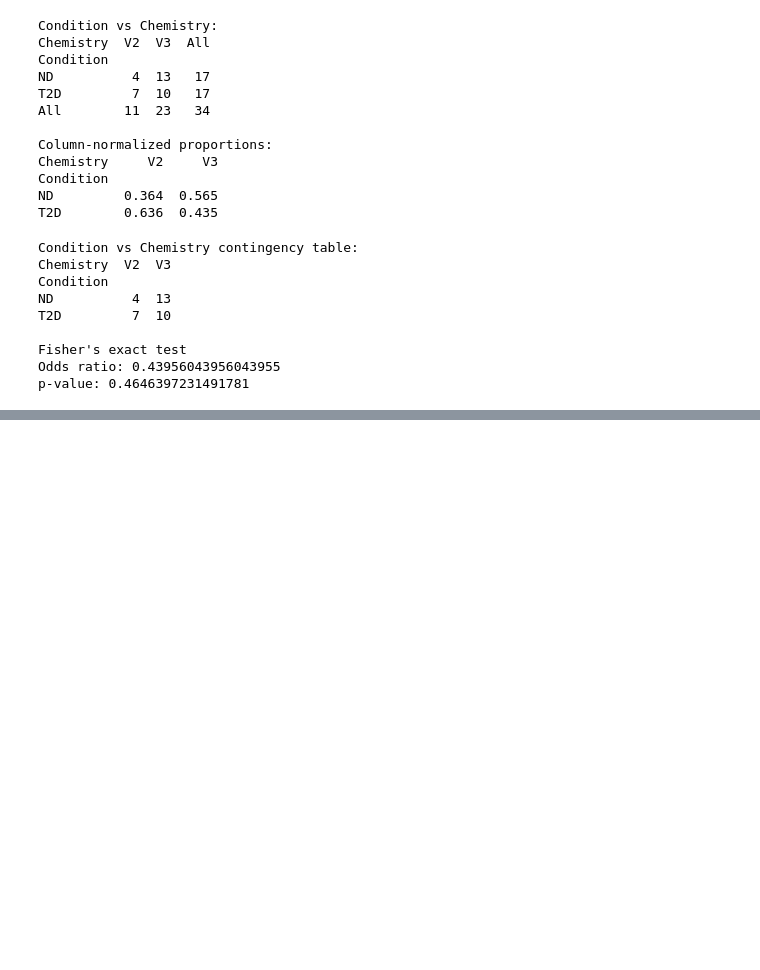
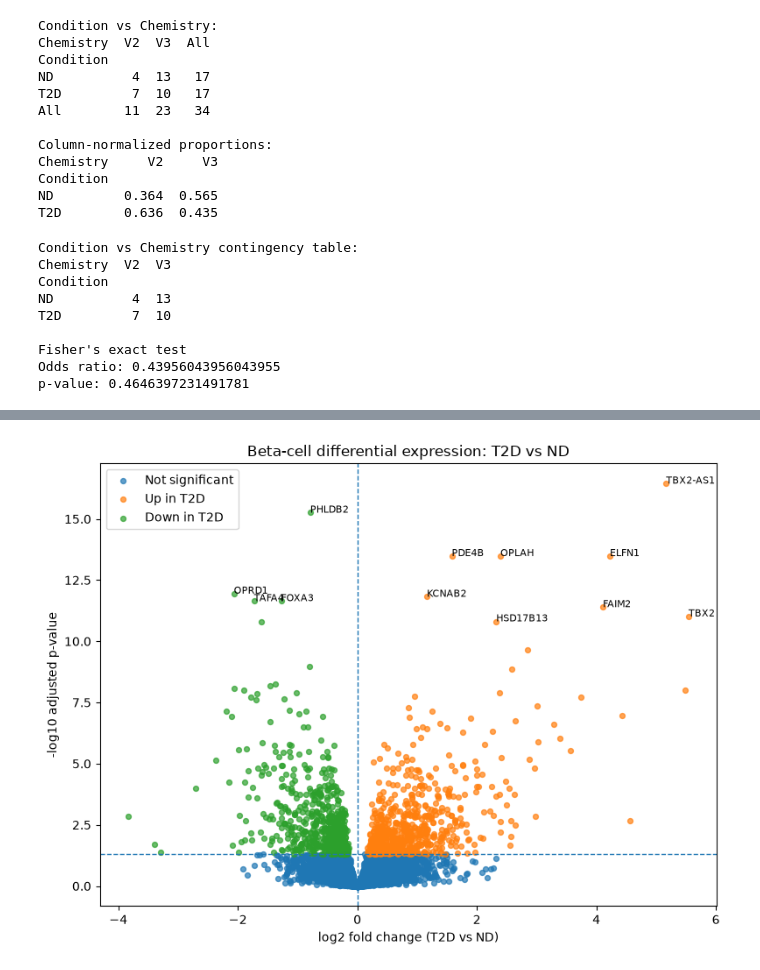
Before and after one commit to tharuniya26/Project2_Pathway_SingleCell, a Jupyter notebook: notebooks/01_GSE221156_data_audit.ipynb, the cells around one changed output, grey strips where cells are left out. Cells and saved outputs as stored; diff of their text form; code cells hidden in the pictures; blank space fills up the shorter version.

```diff
--- a/notebooks/01_GSE221156_data_audit.ipynb
+++ b/notebooks/01_GSE221156_data_audit.ipynb
@@ -644,0 +834,49 @@ p-value: 0.4646397231491781
+# %%
+# Label strongest genes on volcano plot
+
+top_labels = (
+    volcano
+    .sort_values("padj")
+    .head(12)
+)
+
+fig, ax = plt.subplots(figsize=(8, 6))
+
+for status in ["Not significant", "Up in T2D", "Down in T2D"]:
+    subset = volcano[volcano["status"] == status]
+
+    ax.scatter(
+        subset["log2FoldChange"],
+        subset["minus_log10_padj"],
+        label=status,
+        s=18,
+        alpha=0.7
+    )
+
+ax.axvline(0, linestyle="--", linewidth=1)
+ax.axhline(-np.log10(0.05), linestyle="--", linewidth=1)
+
+for _, row in top_labels.iterrows():
+    ax.text(
+        row["log2FoldChange"],
+        row["minus_log10_padj"],
+        row["gene"],
+        fontsize=8
+    )
+
+ax.set_xlabel("log2 fold change (T2D vs ND)")
+ax.set_ylabel("-log10 adjusted p-value")
+ax.set_title("Beta-cell differential expression: T2D vs ND")
+ax.legend()
+
+plt.tight_layout()
+
+plt.savefig(
+    "../results/figures/beta_T2D_vs_ND_volcano_labeled.png",
+    dpi=300,
+    bbox_inches="tight"
+)
+
+plt.show()
+# %% [output]
+[figure, added]
```
Also changed, not shown: parts of 3 cells of this notebook, 7 other files.
